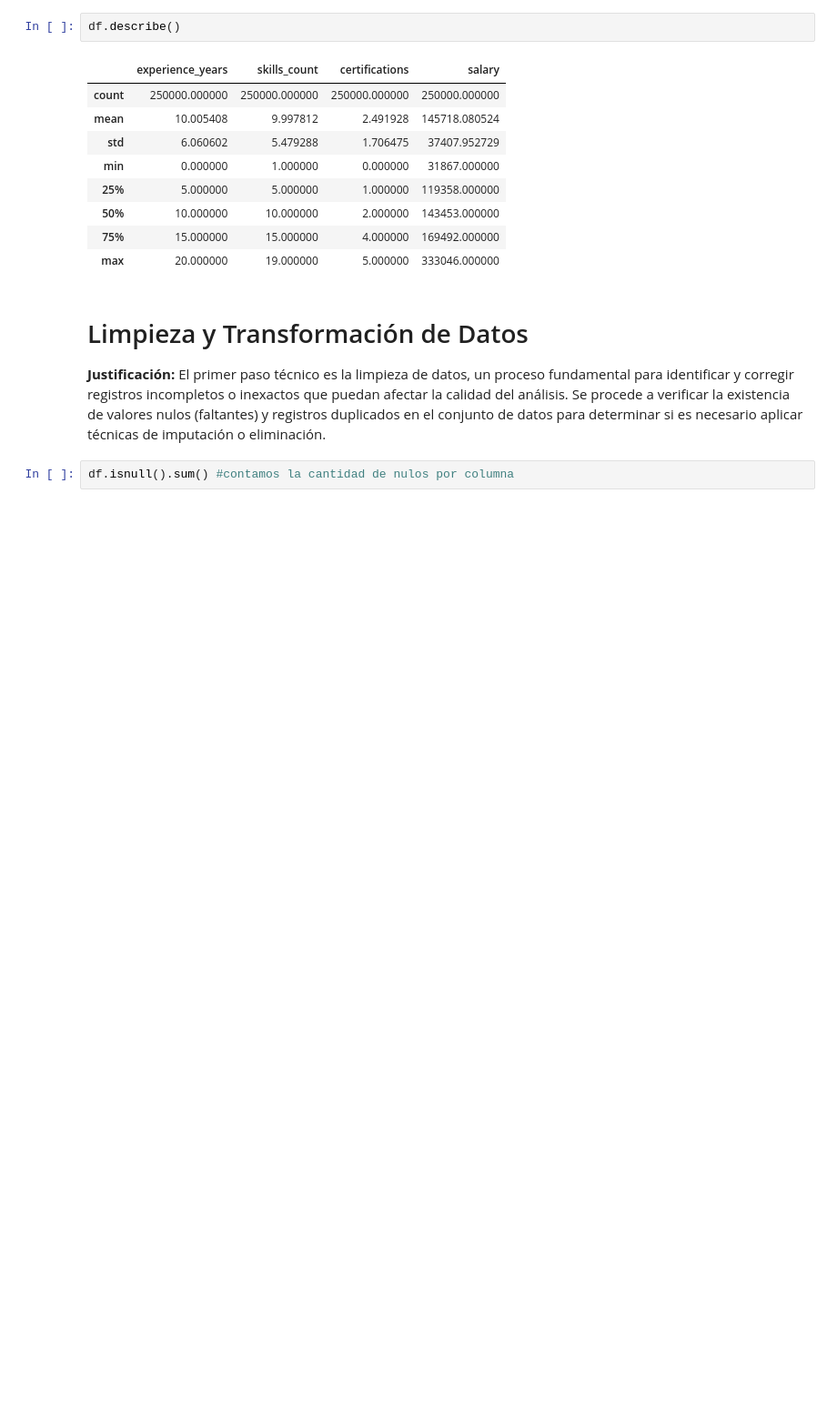
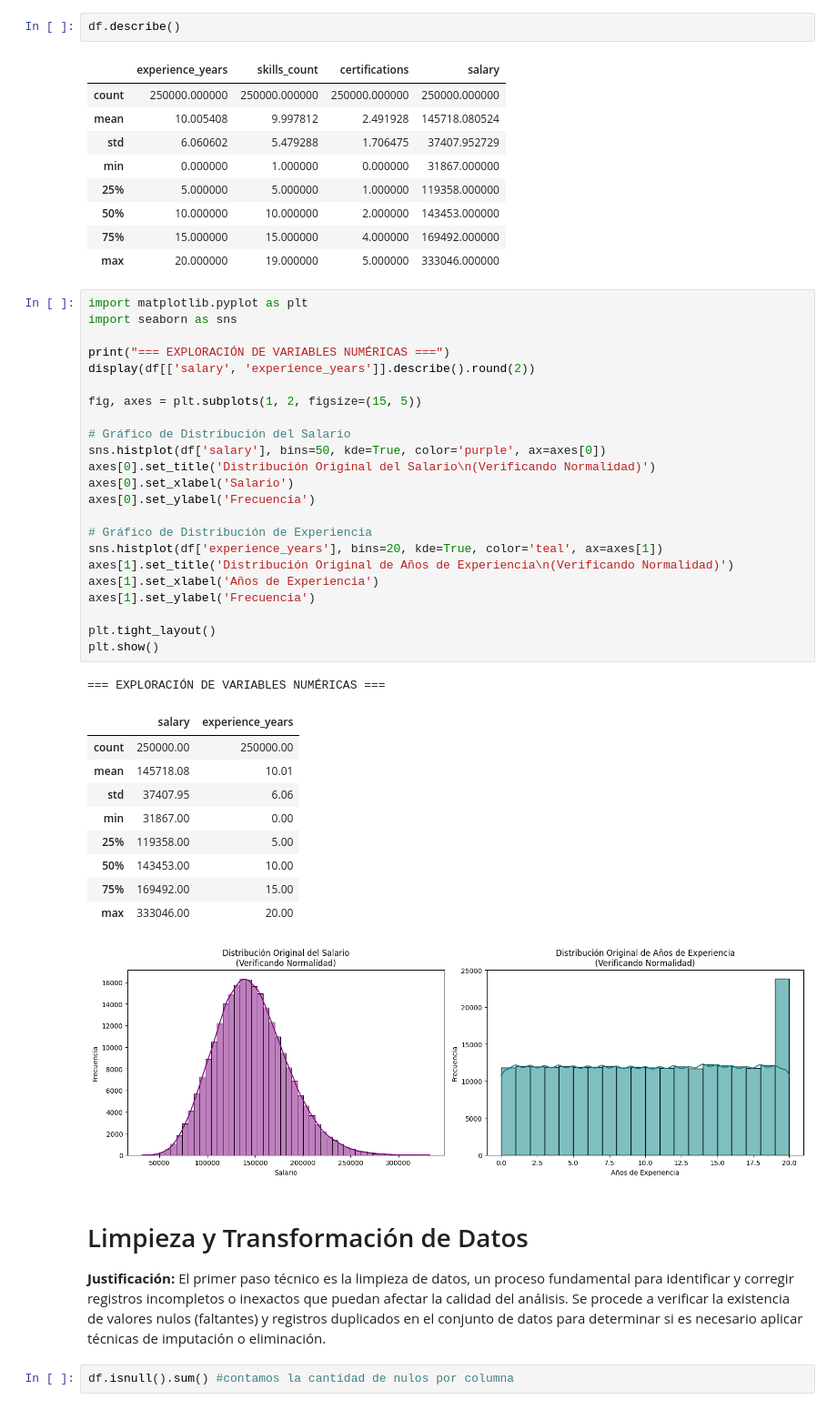
Before and after one commit to Breezlyx/Mineria-de-Datos---Entregas, a Jupyter notebook: Entrega_3.ipynb, the cells around one changed output. Shown at 91% size. Saved outputs shown, nothing was run; the diff lists cells and outputs as text; blank space fills up the shorter version.

```diff
--- a/Entrega_3.ipynb
+++ b/Entrega_3.ipynb
@@ -78,6 +78,41 @@ df.describe()
 | 50% | 10.000000 | 10.000000 | 2.000000 | 143453.000000 |
 | 75% | 15.000000 | 15.000000 | 4.000000 | 169492.000000 |
 | max | 20.000000 | 19.000000 | 5.000000 | 333046.000000 |
+# %%
+import matplotlib.pyplot as plt
+import seaborn as sns
+
+print("=== EXPLORACIÓN DE VARIABLES NUMÉRICAS ===")
+display(df[['salary', 'experience_years']].describe().round(2))
+
+fig, axes = plt.subplots(1, 2, figsize=(15, 5))
+
+# Gráfico de Distribución del Salario
+sns.histplot(df['salary'], bins=50, kde=True, color='purple', ax=axes[0])
+axes[0].set_title('Distribución Original del Salario\n(Verificando Normalidad)')
+axes[0].set_xlabel('Salario')
+axes[0].set_ylabel('Frecuencia')
+
+# Gráfico de Distribución de Experiencia
+sns.histplot(df['experience_years'], bins=20, kde=True, color='teal', ax=axes[1])
+axes[1].set_title('Distribución Original de Años de Experiencia\n(Verificando Normalidad)')
+axes[1].set_xlabel('Años de Experiencia')
+axes[1].set_ylabel('Frecuencia')
+
+plt.tight_layout()
+plt.show()
+# %% [output]
+=== EXPLORACIÓN DE VARIABLES NUMÉRICAS ===
+|  | salary | experience_years |
+| count | 250000.00 | 250000.00 |
+| mean | 145718.08 | 10.01 |
+| std | 37407.95 | 6.06 |
+| min | 31867.00 | 0.00 |
+| 25% | 119358.00 | 5.00 |
+| 50% | 143453.00 | 10.00 |
+| 75% | 169492.00 | 15.00 |
+| max | 333046.00 | 20.00 |
+[figure, added]
 # %% [markdown]
 # Limpieza y Transformación de Datos
 **Justificación:** El primer paso técnico es la limpieza de datos, un proceso fundamental para identificar y corregir registros incompletos o inexactos que puedan afectar la calidad del análisis. Se procede a verificar la existencia de valores nulos (faltantes) y registros duplicados en el conjunto de datos para determinar si es necesario aplicar técnicas de imputación o eliminación.
```
Also changed, not shown: parts of 13 cells of this notebook.
